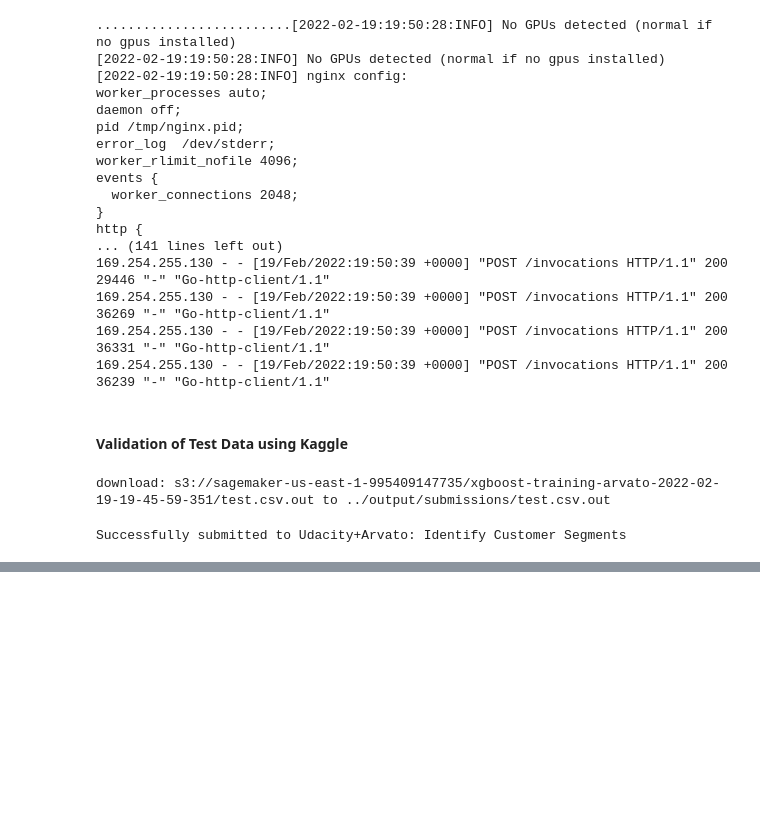
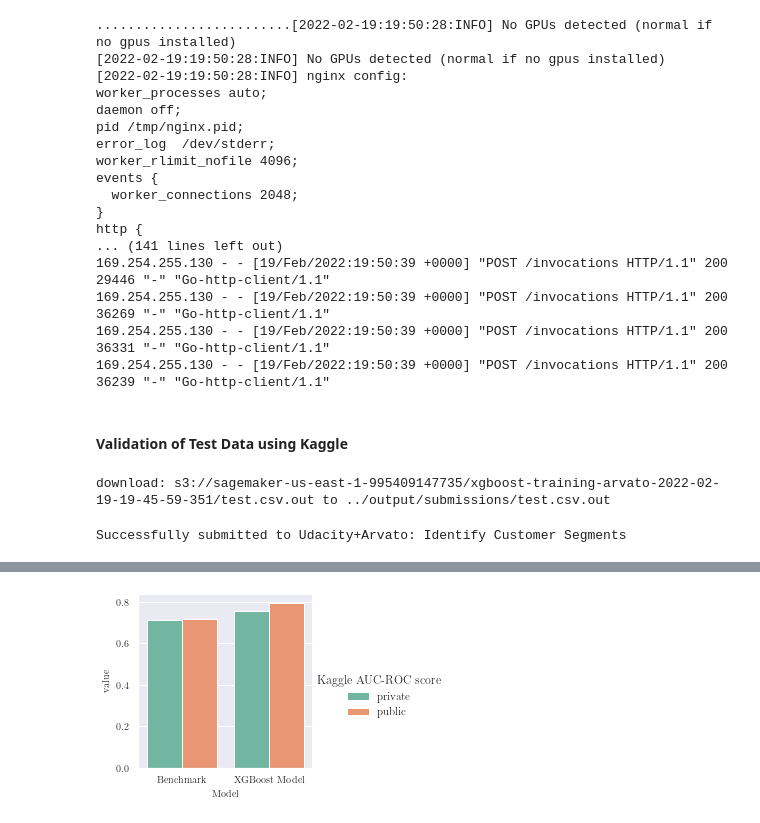
Before and after one commit to FadyMorris/udacity-aws-mlnd-capstone-arvato, a Jupyter notebook: notebooks/03_classification-model.ipynb, the cells around one changed output, grey strips where cells are left out. Drawn from its saved outputs; the diff is of its cells as text; code cells hidden in the pictures; blank space fills up the shorter version.

```diff
--- a/notebooks/03_classification-model.ipynb
+++ b/notebooks/03_classification-model.ipynb
@@ -537,0 +550,8 @@ Successfully submitted to Udacity+Arvato: Identify Customer Segments
+# %%
+df_summary = pd.DataFrame(
+{
+    'Model': ['Benchmark', 'Benchmark', 'XGBoost Model', 'XGBoost Model'],
+    'Kaggle AUC-ROC score': ['private', 'public', 'private', 'public'],
+    'value': [0.71265, 0.71541, 0.75675, 0.79368]
+}
+)
@@ -537,0 +566,13 @@ Successfully submitted to Udacity+Arvato: Identify Customer Segments
+# %%
+figsize = set_report_fig_size(fraction=0.5)
+g = sns.catplot(
+    data=df_summary,
+    kind="bar",
+    x="Model", y="value", hue="Kaggle AUC-ROC score",
+    ci="sd", palette="Set2",
+    height = figsize[0],
+    aspect = 1.1
+)
+g.savefig(os.path.join(dir_figures, '08_score-comparison.pdf'), backend='pgf')
+# %% [output]
+[figure, added]
```
Also changed, not shown: parts of 6 cells of this notebook, 13 other files.
